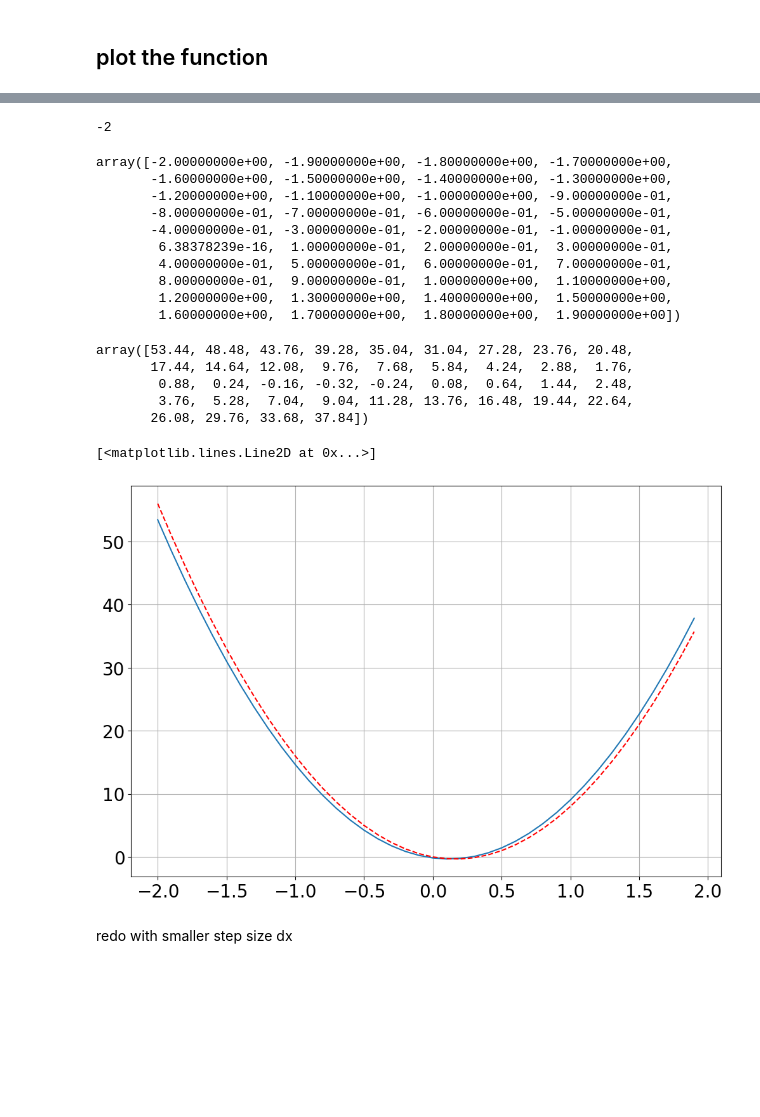
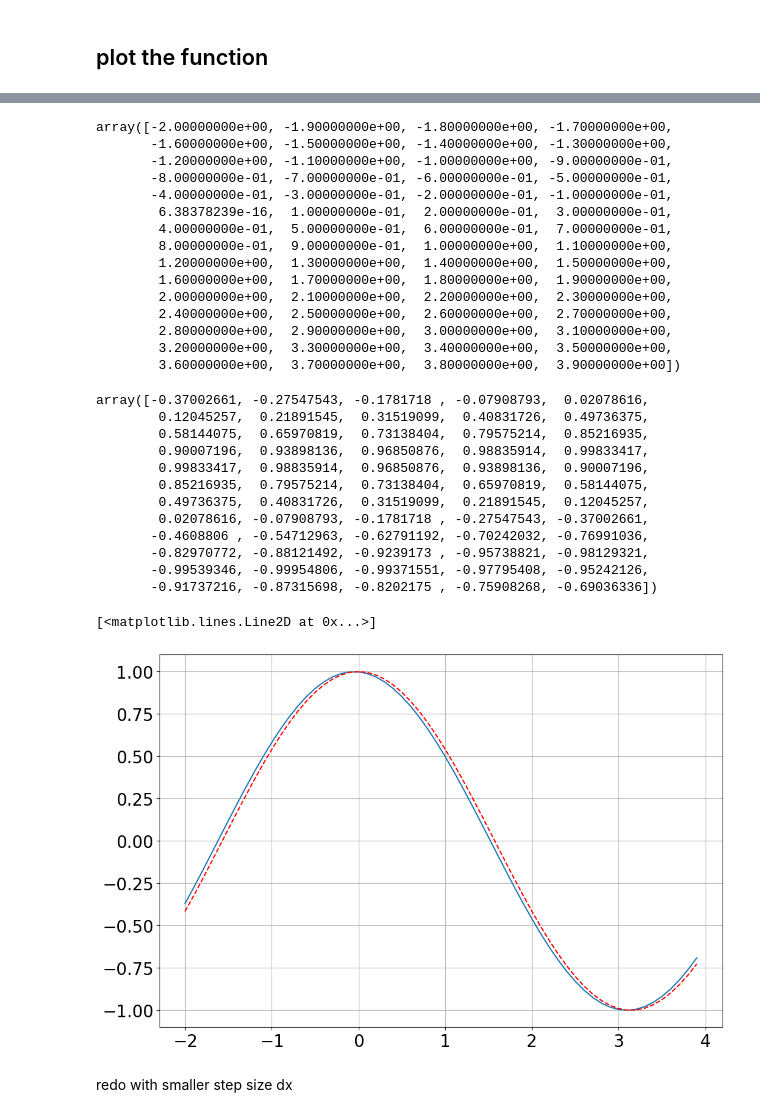
Before and after one commit to bblais/Computer-Programming-for-the-Sciences-Spring-2024, a Jupyter notebook: Sprint #1 - Algorithms and Simulation/2024-02-01 - Derivatives Integrals and Maxima Oh My.ipynb, the cells around one changed output, grey strips where cells are left out. Saved outputs shown, nothing was run; the diff lists cells and outputs as text; code cells hidden in the pictures; blank space fills up the shorter version.

```diff
--- a/Sprint #1 - Algorithms and Simulation/2024-02-01 - Derivatives Integrals and Maxima Oh My.ipynb
+++ b/Sprint #1 - Algorithms and Simulation/2024-02-01 - Derivatives Integrals and Maxima Oh My.ipynb
@@ -21,9 +30,12 @@ Version:  0.0.30
 def f(x):
     # f(x)=4x^3-2x^2  in math
     return 4*x**3-2*x**2
+# %%
+def f(x):
+    return sin(x)
 # %%
 x_start=-2
-x_end=2
+x_end=4
 dx=0.1
 # %% [markdown]
 ## plot the function
@@ -38,6 +60,5 @@ ylim([-1,1])
 # %%
 x=x_start
-print(x)
 S=Storage()
 while x<=x_end:
 
@@ -55,33 +76,45 @@ while x<=x_end:
 x,slope=S.arrays()
 x
 # %% [output]
--2
+array([-2.00000000e+00, -1.90000000e+00, -1.80000000e+00, -1.70000000e+00,
+       -1.60000000e+00, -1.50000000e+00, -1.40000000e+00, -1.30000000e+00,
+       -1.20000000e+00, -1.10000000e+00, -1.00000000e+00, -9.00000000e-01,
+       -8.00000000e-01, -7.00000000e-01, -6.00000000e-01, -5.00000000e-01,
+       -4.00000000e-01, -3.00000000e-01, -2.00000000e-01, -1.00000000e-01,
+        6.38378239e-16,  1.00000000e-01,  2.00000000e-01,  3.00000000e-01,
+        4.00000000e-01,  5.00000000e-01,  6.00000000e-01,  7.00000000e-01,
+        8.00000000e-01,  9.00000000e-01,  1.00000000e+00,  1.10000000e+00,
+        1.20000000e+00,  1.30000000e+00,  1.40000000e+00,  1.50000000e+00,
+        1.60000000e+00,  1.70000000e+00,  1.80000000e+00,  1.90000000e+00,
+        2.00000000e+00,  2.10000000e+00,  2.20000000e+00,  2.30000000e+00,
+        2.40000000e+00,  2.50000000e+00,  2.60000000e+00,  2.70000000e+00,
+        2.80000000e+00,  2.90000000e+00,  3.00000000e+00,  3.10000000e+00,
+        3.20000000e+00,  3.30000000e+00,  3.40000000e+00,  3.50000000e+00,
+        3.60000000e+00,  3.70000000e+00,  3.80000000e+00,  3.90000000e+00])
-array([-2.00000000e+00, -1.90000000e+00, -1.80000000e+00, -1.70000000e+00,
-       -1.60000000e+00, -1.50000000e+00, -1.40000000e+00, -1.30000000e+00,
-       -1.20000000e+00, -1.10000000e+00, -1.00000000e+00, -9.00000000e-01,
-       -8.00000000e-01, -7.00000000e-01, -6.00000000e-01, -5.00000000e-01,
-       -4.00000000e-01, -3.00000000e-01, -2.00000000e-01, -1.00000000e-01,
-        6.38378239e-16,  1.00000000e-01,  2.00000000e-01,  3.00000000e-01,
-        4.00000000e-01,  5.00000000e-01,  6.00000000e-01,  7.00000000e-01,
-        8.00000000e-01,  9.00000000e-01,  1.00000000e+00,  1.10000000e+00,
-        1.20000000e+00,  1.30000000e+00,  1.40000000e+00,  1.50000000e+00,
-        1.60000000e+00,  1.70000000e+00,  1.80000000e+00,  1.90000000e+00])
 # %%
 slope
 # %% [output]
-array([53.44, 48.48, 43.76, 39.28, 35.04, 31.04, 27.28, 23.76, 20.48,
-       17.44, 14.64, 12.08,  9.76,  7.68,  5.84,  4.24,  2.88,  1.76,
-        0.88,  0.24, -0.16, -0.32, -0.24,  0.08,  0.64,  1.44,  2.48,
-        3.76,  5.28,  7.04,  9.04, 11.28, 13.76, 16.48, 19.44, 22.64,
-       26.08, 29.76, 33.68, 37.84])
+array([-0.37002661, -0.27547543, -0.1781718 , -0.07908793,  0.02078616,
+        0.12045257,  0.21891545,  0.31519099,  0.40831726,  0.49736375,
+        0.58144075,  0.65970819,  0.73138404,  0.79575214,  0.85216935,
+        0.90007196,  0.93898136,  0.96850876,  0.98835914,  0.99833417,
+        0.99833417,  0.98835914,  0.96850876,  0.93898136,  0.90007196,
+        0.85216935,  0.79575214,  0.73138404,  0.65970819,  0.58144075,
+        0.49736375,  0.40831726,  0.31519099,  0.21891545,  0.12045257,
+        0.02078616, -0.07908793, -0.1781718 , -0.27547543, -0.37002661,
+       -0.4608806 , -0.54712963, -0.62791192, -0.70242032, -0.76991036,
+       -0.82970772, -0.88121492, -0.9239173 , -0.95738821, -0.98129321,
+       -0.99539346, -0.99954806, -0.99371551, -0.97795408, -0.95242126,
+       -0.91737216, -0.87315698, -0.8202175 , -0.75908268, -0.69036336])
 # %%
 plot(x,slope)
 
 slope_expected=12*x**2-4*x
+slope_expected=cos(x)
 plot(x,slope_expected,'r--')
 # %% [output]
 [<matplotlib.lines.Line2D at 0x...>]
-[figure, old version]
+[figure, new version]
 # %% [markdown]
 redo with smaller step size dx
 # %%
```
Also changed, not shown: parts of 7 cells of this notebook, 3 other files.
